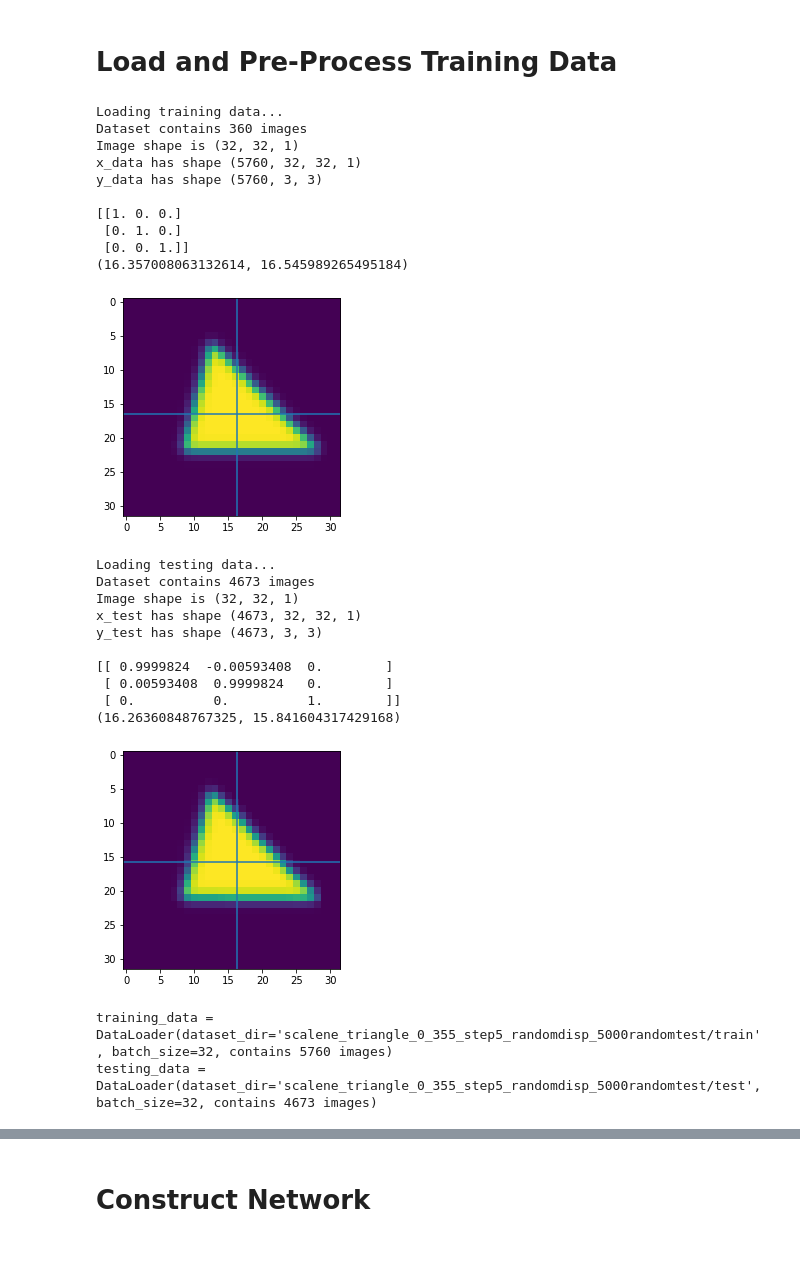
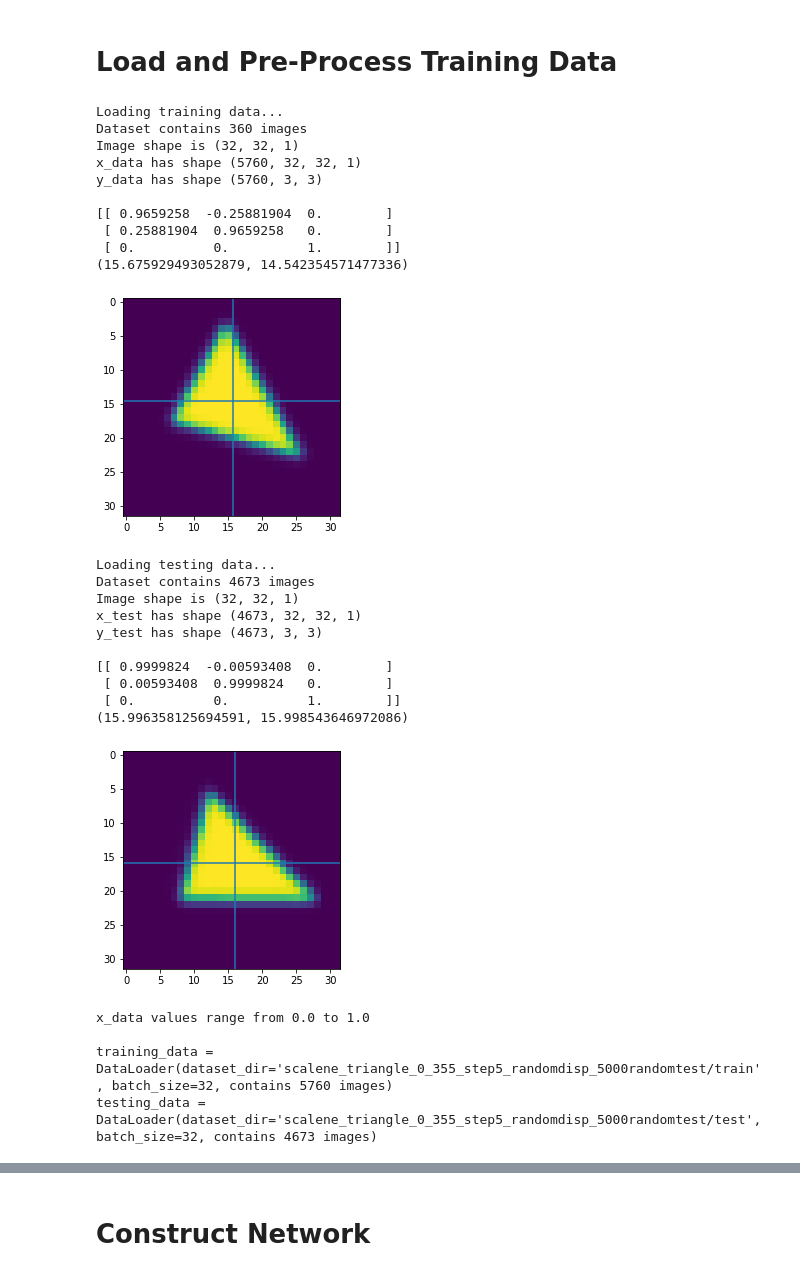
Before and after one commit to SEMOrientation/Y4ProjectNotebooks, a Jupyter notebook: 2D_Network.ipynb, the cells around one changed output, grey strips where cells are left out. Drawn from its saved outputs; the diff is of its cells as text; code cells hidden in the pictures.

```diff
--- a/2D_Network.ipynb
+++ b/2D_Network.ipynb
@@ -224,6 +224,7 @@ def preproc_Normalise():
   """Returns a preproc function that will divide all data by 255 to normalise it"""
   def Normalise(xdata, ydata):
     return xdata/255., ydata
+  return Normalise
 
 def preproc_Centre(interpolation_order=0):
   """Returns a preproc function that will centre all images as best as possible.
@@ -335,6 +336,20 @@ class DataLoader(keras.utils.Sequence):
   def __len__(self):
     """Number of batches per epoch"""
     return int(np.floor(self.xdata.shape[0] / self.batch_size))
+
+  def __getitem__(self, index):
+    """Generate one batch of data"""
+    x = self.xdata[index*self.batch_size:(index+1)*self.batch_size]
+    y = self.ydata[index*self.batch_size:(index+1)*self.batch_size]
+    return x, y
+
+  def input_shape(self):
+    """Returns the input shape for a single image"""
+    return self.xdata[0].shape
+
+  def output_shape(self):
+    """Returns the output shape of the network"""
+    return self.ydata[0].shape
 # %%
 random.seed(0)
 
@@ -353,6 +368,7 @@ training_data = DataLoader(os.path.join(DATASET_DIR, "train"),
                                    onload_GaussianBlur(GAUSS_RADIUS),
                                    ],
                            preproc=[
+                                    preproc_Normalise(),
                                     preproc_CentreAug(CENTRE_AUGMENTATION_SIGMA, CENTRE_AUGMENTATIONS),
                            ],
                            )
@@ -361,8 +377,8 @@ print(f"x_data has shape {training_data.xdata.shape}")
 print(f"y_data has shape {training_data.ydata.shape}")
 print()
 
-im0 = training_data.xdata[0,:,:].reshape(RESIZE_SHAPE).T
-rot0 = training_data.ydata[0]
+im0 = training_data.xdata[50,:,:].reshape(RESIZE_SHAPE).T
+rot0 = training_data.ydata[50]
 plt.imshow(im0)
 COM = ndimage.measurements.center_of_mass(im0.T)
 plt.axvline(COM[0])
@@ -375,41 +391,44 @@ print("\nLoading testing data...")
 testing_data = DataLoader(os.path.join(DATASET_DIR, "test"),
                           onload=[
                                    onload_ResizeImage(RESIZE_SHAPE),
                                    onload_GaussianBlur(GAUSS_RADIUS),
-                                   ],
+                                 ],
                           preproc=[
-                                   preproc_Centre(),
-                          ],
+                                   preproc_Normalise(),
+                                   preproc_Centre(3),
+                                  ],
                           )
 
 print(f"x_test has shape {testing_data.xdata.shape}")
 print(f"y_test has shape {testing_data.ydata.shape}")
 print()
 
 im1 = testing_data.xdata[1,:,:].reshape(RESIZE_SHAPE).T
 rot1 = testing_data.ydata[1]
 plt.imshow(im1)
 COM = ndimage.measurements.center_of_mass(im1.T)
 plt.axvline(COM[0])
 plt.axhline(COM[1])
 print(rot1)
 print(COM)
 plt.show()
 
+print(f"\nx_data values range from {np.min(training_data.xdata)} to {np.max(training_data.xdata)}")
+
 print(f"\ntraining_data = {training_data}")
 print(f"testing_data = {testing_data}")
 # %% [output]
 Loading training data...
 Dataset contains 360 images
 Image shape is (32, 32, 1)
 x_data has shape (5760, 32, 32, 1)
 y_data has shape (5760, 3, 3)
 
-[[1. 0. 0.]
- [0. 1. 0.]
- [0. 0. 1.]]
-(16.357008063132614, 16.545989265495184)
+[[ 0.9659258  -0.25881904  0.        ]
+ [ 0.25881904  0.9659258   0.        ]
+ [ 0.          0.          1.        ]]
+(15.675929493052879, 14.542354571477336)
-[figure, old version]
+[figure, new version]
 Loading testing data...
 Dataset contains 4673 images
 Image shape is (32, 32, 1)
@@ -419,8 +438,10 @@ y_test has shape (4673, 3, 3)
 [[ 0.9999824  -0.00593408  0.        ]
  [ 0.00593408  0.9999824   0.        ]
  [ 0.          0.          1.        ]]
-(16.26360848767325, 15.841604317429168)
+(15.996358125694591, 15.998543646972086)
-[figure, old version]
+[figure, new version]
+x_data values range from 0.0 to 1.0
+
 training_data = DataLoader(dataset_dir='scalene_triangle_0_355_step5_randomdisp_5000randomtest/train', batch_size=32, contains 5760 images)
 testing_data = DataLoader(dataset_dir='scalene_triangle_0_355_step5_randomdisp_5000randomtest/test', batch_size=32, contains 4673 images)
 # %%
```
Also changed, not shown: parts of 3 cells of this notebook.
